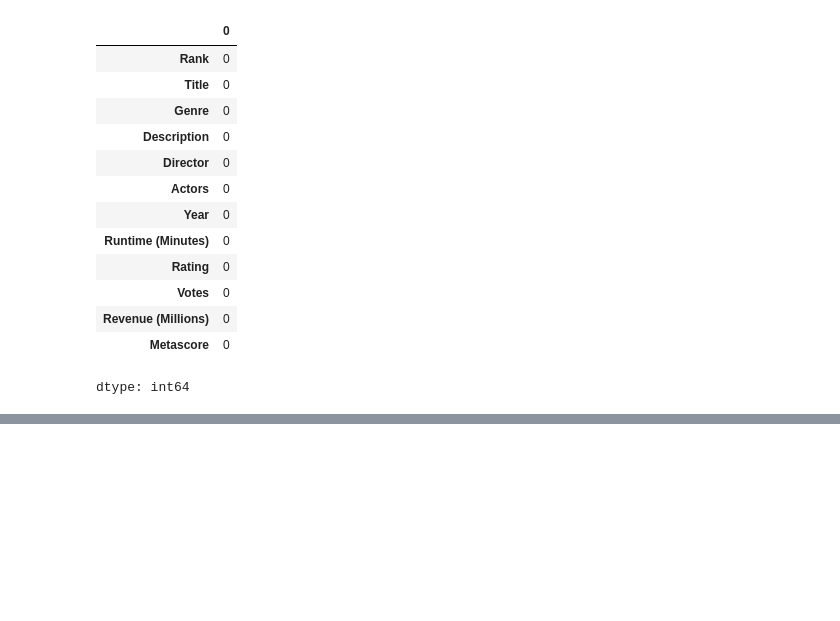
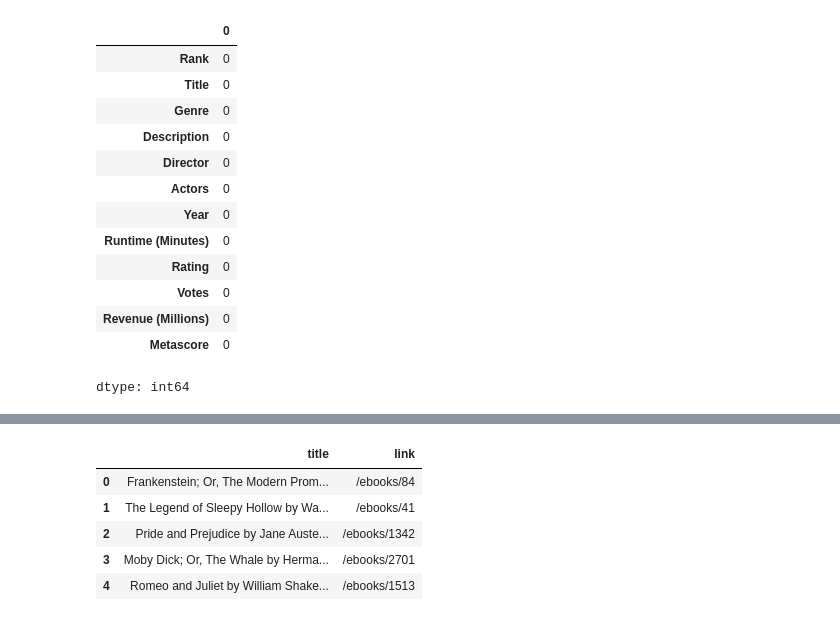
Before and after one commit to bpace1/NLP-TP1, a Jupyter notebook: NLP_TP1.ipynb, the cells around one changed output, grey strips where cells are left out. Cells and saved outputs as stored; diff of their text form; code cells hidden in the pictures; blank space fills up the shorter version.

```diff
--- a/NLP_TP1.ipynb
+++ b/NLP_TP1.ipynb
@@ -206,0 +225,21 @@ df_libros_filtered['Libro'] = df_libros['Libro'].str.replace(r'\s*\(\d+\)$', '',
+# %%
+"""
+Esta celda se encarda de hacer web scrapping sobre la lista con todos los libros.
+De ella, se obtiene tanto el título del libro como su link link de referencia.
+
+La información es guardada sobre el dataframe 'books_df'
+
+"""
+
+response: requests.models = requests.get(url)
+boup: BeautifulSoup = BeautifulSoup(response.text, 'html.parser')
+libro_div = soup.find('div', class_='page_content')
+
+books: list[dict[str,str]] = []
+
+for a in libro_div.find_all('a', href=True):
+    title = a.get_text(strip=True)
+    link = a['href']
+    books.append({'title': title, 'link': link})
+
+books_df: pd.DataFrame = pd.DataFrame(books, columns=['title', 'link'])
@@ -206,0 +249,9 @@ df_libros_filtered['Libro'] = df_libros['Libro'].str.replace(r'\s*\(\d+\)$', '',
+# %%
+books_df.head()
+# %% [output]
+|  | title | link |
+| 0 | Frankenstein; Or, The Modern Prom... | /ebooks/84 |
+| 1 | The Legend of Sleepy Hollow by Wa... | /ebooks/41 |
+| 2 | Pride and Prejudice by Jane Auste... | /ebooks/1342 |
+| 3 | Moby Dick; Or, The Whale by Herma... | /ebooks/2701 |
+| 4 | Romeo and Juliet by William Shake... | /ebooks/1513 |
```
Also changed, not shown: parts of 18 cells of this notebook.
